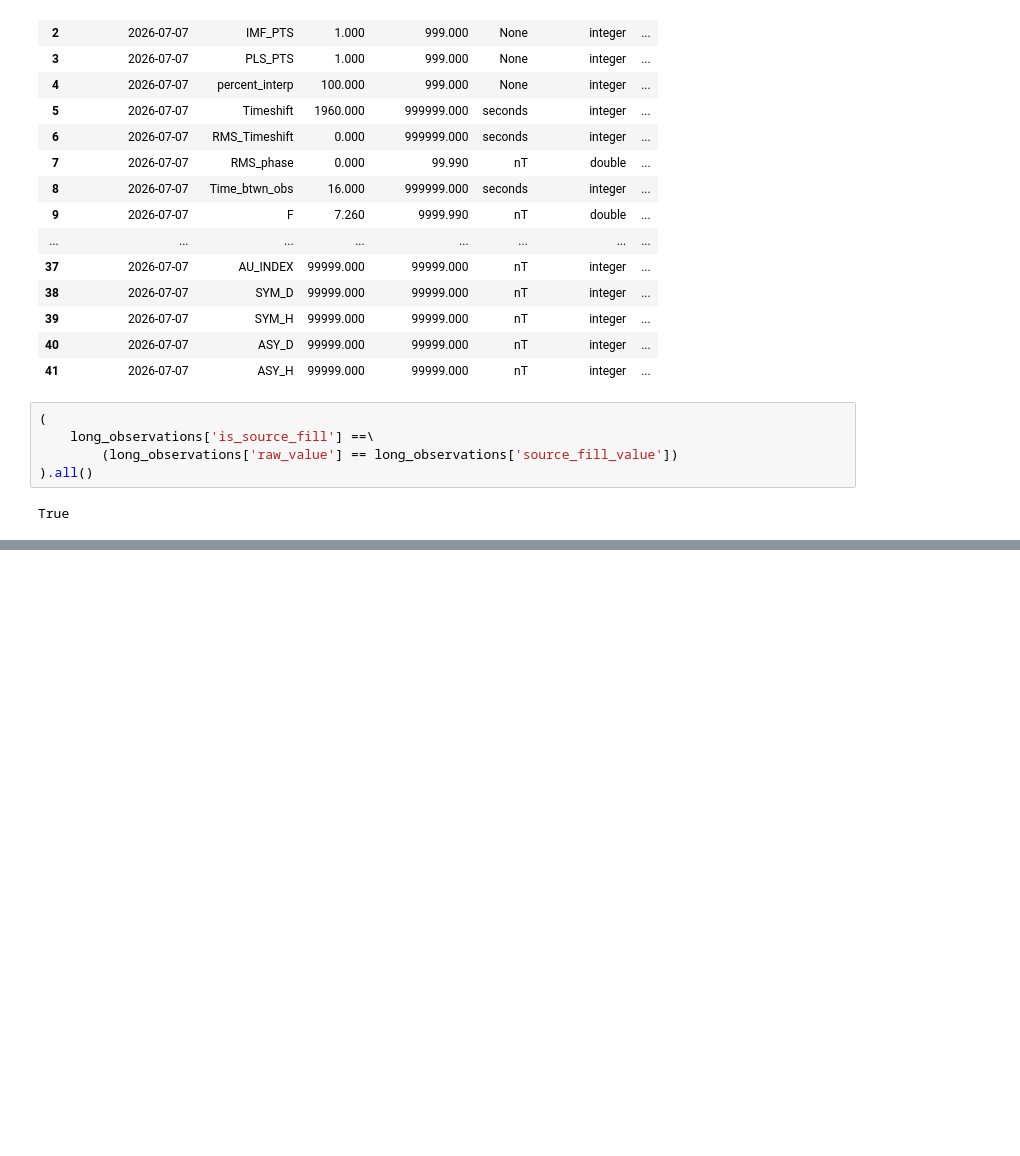
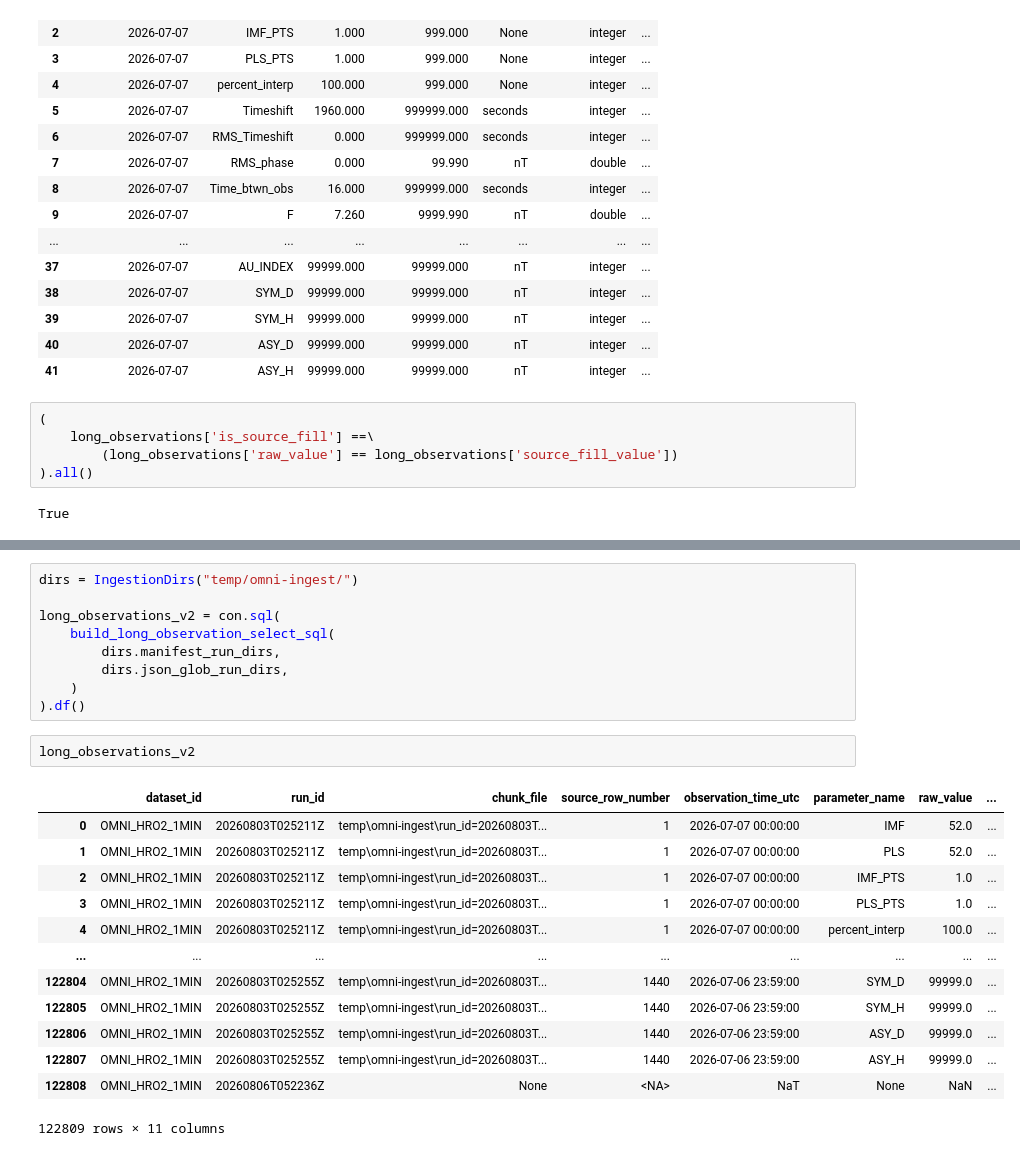
Before and after one commit to keithzyyy/space-weather-project, a Jupyter notebook: notebooks/07_omni_preproc_exploration.ipynb, the cells around one changed output, grey strips where cells are left out. Saved outputs shown, nothing was run; the diff lists cells and outputs as text; blank space fills up the shorter version.

Commit message:
feat: placeholder rows for empty successful omni ingestion runs, start implementing incremental & rebuild flows

```diff
--- a/notebooks/07_omni_preproc_exploration.ipynb
+++ b/notebooks/07_omni_preproc_exploration.ipynb
@@ -751,0 +963,25 @@ True
+# %%
+dirs = IngestionDirs("temp/omni-ingest/")
+
+long_observations_v2 = con.sql(
+    build_long_observation_select_sql(
+        dirs.manifest_run_dirs,
+        dirs.json_glob_run_dirs,
+    )
+).df()
+# %%
+long_observations_v2
+# %% [output]
+|  | dataset_id | run_id | chunk_file | source_row_number | observation_time_utc | parameter_name | raw_value | ... |
+| 0 | OMNI_HRO2_1MIN | 20260803T025211Z | temp\omni-ingest\run_id=20260803T... | 1 | 2026-07-07 00:00:00 | IMF | 52.0 | ... |
+| 1 | OMNI_HRO2_1MIN | 20260803T025211Z | temp\omni-ingest\run_id=20260803T... | 1 | 2026-07-07 00:00:00 | PLS | 52.0 | ... |
+| 2 | OMNI_HRO2_1MIN | 20260803T025211Z | temp\omni-ingest\run_id=20260803T... | 1 | 2026-07-07 00:00:00 | IMF_PTS | 1.0 | ... |
+| 3 | OMNI_HRO2_1MIN | 20260803T025211Z | temp\omni-ingest\run_id=20260803T... | 1 | 2026-07-07 00:00:00 | PLS_PTS | 1.0 | ... |
+| 4 | OMNI_HRO2_1MIN | 20260803T025211Z | temp\omni-ingest\run_id=20260803T... | 1 | 2026-07-07 00:00:00 | percent_interp | 100.0 | ... |
+| ... | ... | ... | ... | ... | ... | ... | ... | ... |
+| 122804 | OMNI_HRO2_1MIN | 20260803T025255Z | temp\omni-ingest\run_id=20260803T... | 1440 | 2026-07-06 23:59:00 | SYM_D | 99999.0 | ... |
+| 122805 | OMNI_HRO2_1MIN | 20260803T025255Z | temp\omni-ingest\run_id=20260803T... | 1440 | 2026-07-06 23:59:00 | SYM_H | 99999.0 | ... |
+| 122806 | OMNI_HRO2_1MIN | 20260803T025255Z | temp\omni-ingest\run_id=20260803T... | 1440 | 2026-07-06 23:59:00 | ASY_D | 99999.0 | ... |
+| 122807 | OMNI_HRO2_1MIN | 20260803T025255Z | temp\omni-ingest\run_id=20260803T... | 1440 | 2026-07-06 23:59:00 | ASY_H | 99999.0 | ... |
+| 122808 | OMNI_HRO2_1MIN | 20260806T052236Z | None | <NA> | NaT | None | NaN | ... |
+122809 rows × 11 columns
```
Also changed, not shown: parts of 4 cells of this notebook, 3 other files.
